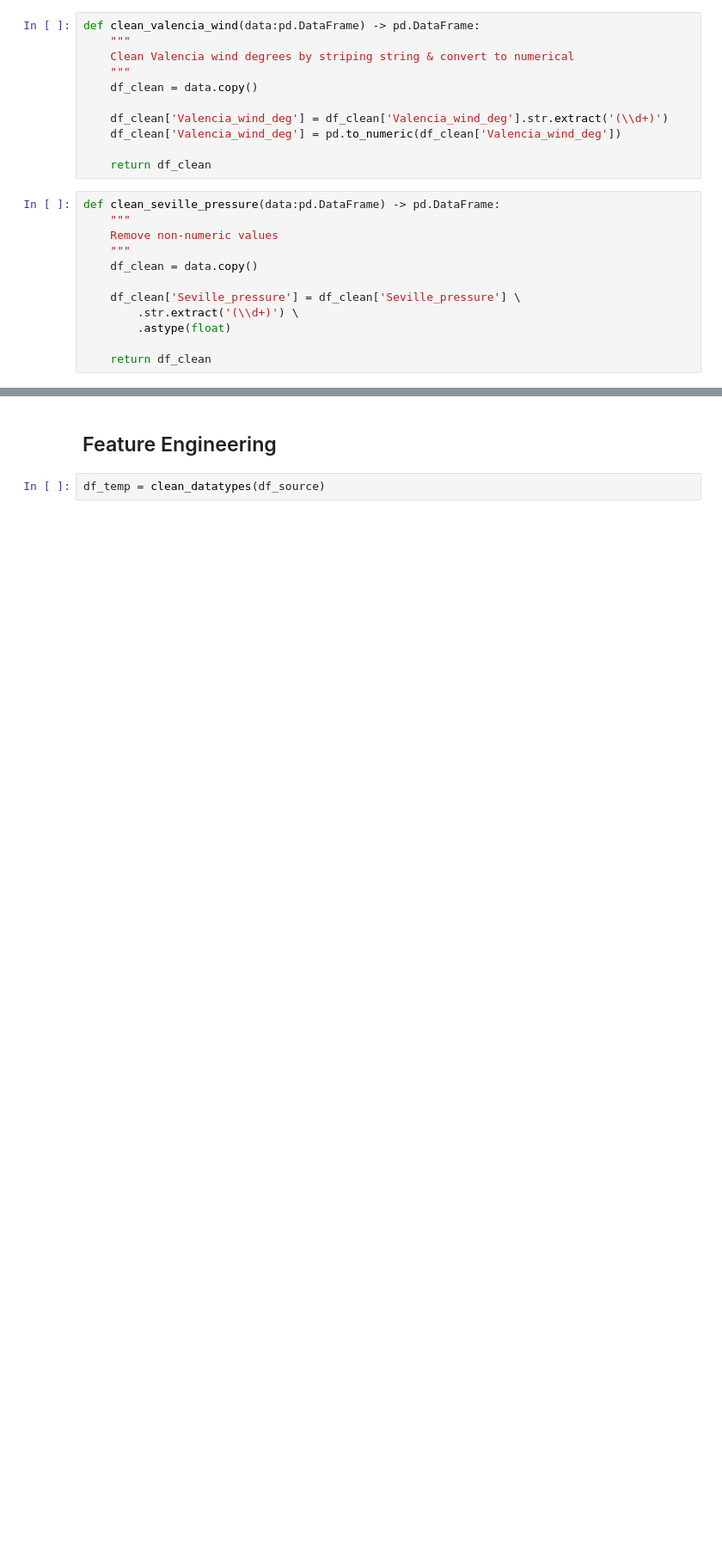
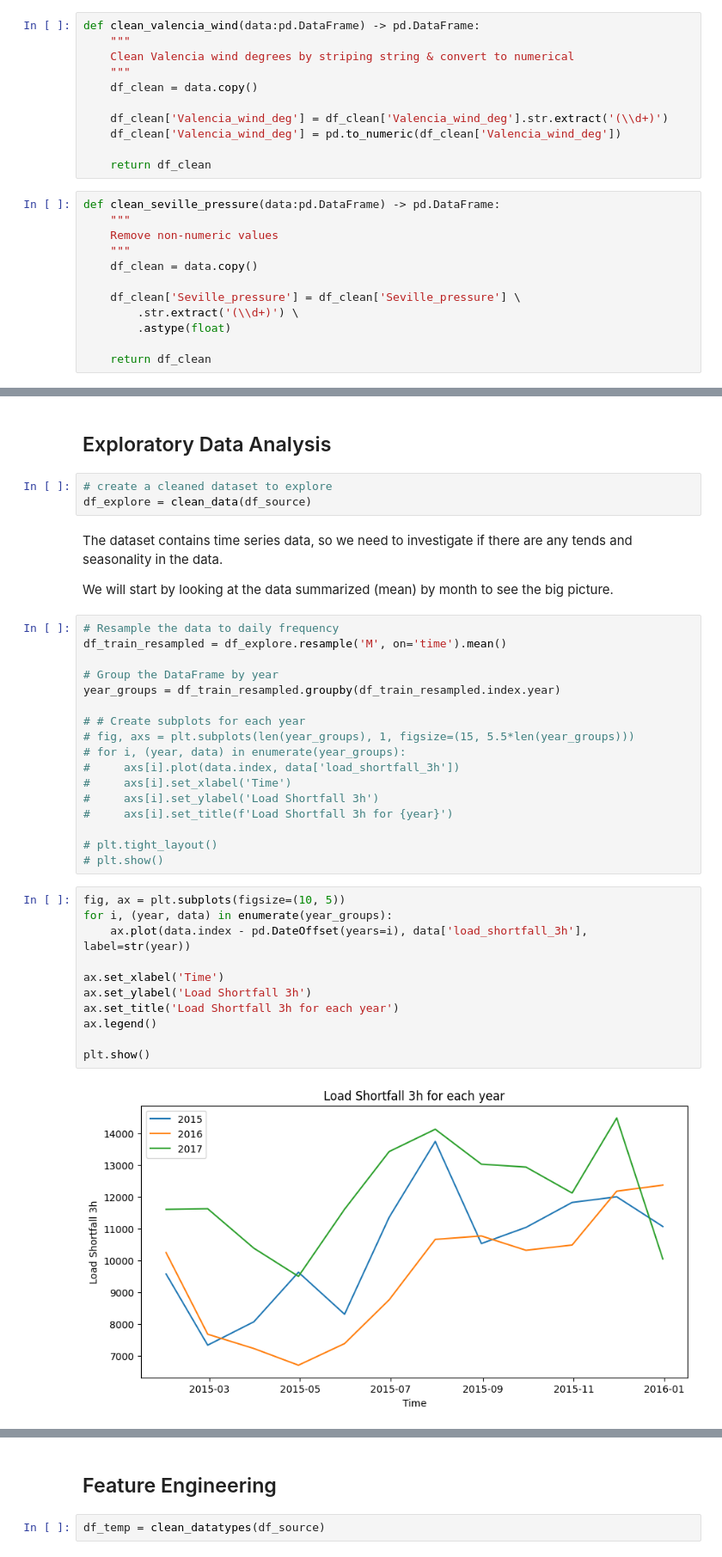
Before and after one commit to JohnnyFoulds/paula, a Jupyter notebook: notebooks/phase_02/200_rethink.ipynb, the cells around one changed output, grey strips where cells are left out. Shown: that part at 86% size. Cells and saved outputs as stored; diff of their text form; blank space fills up the shorter version.

Commit message:
Plotting data trends

```diff
--- a/notebooks/phase_02/200_rethink.ipynb
+++ b/notebooks/phase_02/200_rethink.ipynb
@@ -95,0 +111,39 @@ def clean_seville_pressure(data:pd.DataFrame) -> pd.DataFrame:
+# %% [markdown]
+## Exploratory Data Analysis
+# %%
+# create a cleaned dataset to explore
+df_explore = clean_data(df_source)
+# %% [markdown]
+The dataset contains time series data, so we need to investigate if there are any tends and seasonality in the data.
+
+We will start by looking at the data summarized (mean) by month to see the big picture.
+# %%
+# Resample the data to daily frequency
+df_train_resampled = df_explore.resample('M', on='time').mean()
+
+# Group the DataFrame by year
+year_groups = df_train_resampled.groupby(df_train_resampled.index.year)
+
+# # Create subplots for each year
+# fig, axs = plt.subplots(len(year_groups), 1, figsize=(15, 5.5*len(year_groups)))
+# for i, (year, data) in enumerate(year_groups):
+#     axs[i].plot(data.index, data['load_shortfall_3h'])
+#     axs[i].set_xlabel('Time')
+#     axs[i].set_ylabel('Load Shortfall 3h')
+#     axs[i].set_title(f'Load Shortfall 3h for {year}')
+
+# plt.tight_layout()
+# plt.show()
+# %%
+fig, ax = plt.subplots(figsize=(10, 5))
+for i, (year, data) in enumerate(year_groups):
+    ax.plot(data.index - pd.DateOffset(years=i), data['load_shortfall_3h'], label=str(year))
+
+ax.set_xlabel('Time')
+ax.set_ylabel('Load Shortfall 3h')
+ax.set_title('Load Shortfall 3h for each year')
+ax.legend()
+
+plt.show()
+# %% [output]
+[figure, added]
```
Also changed, not shown: parts of 4 cells of this notebook.
